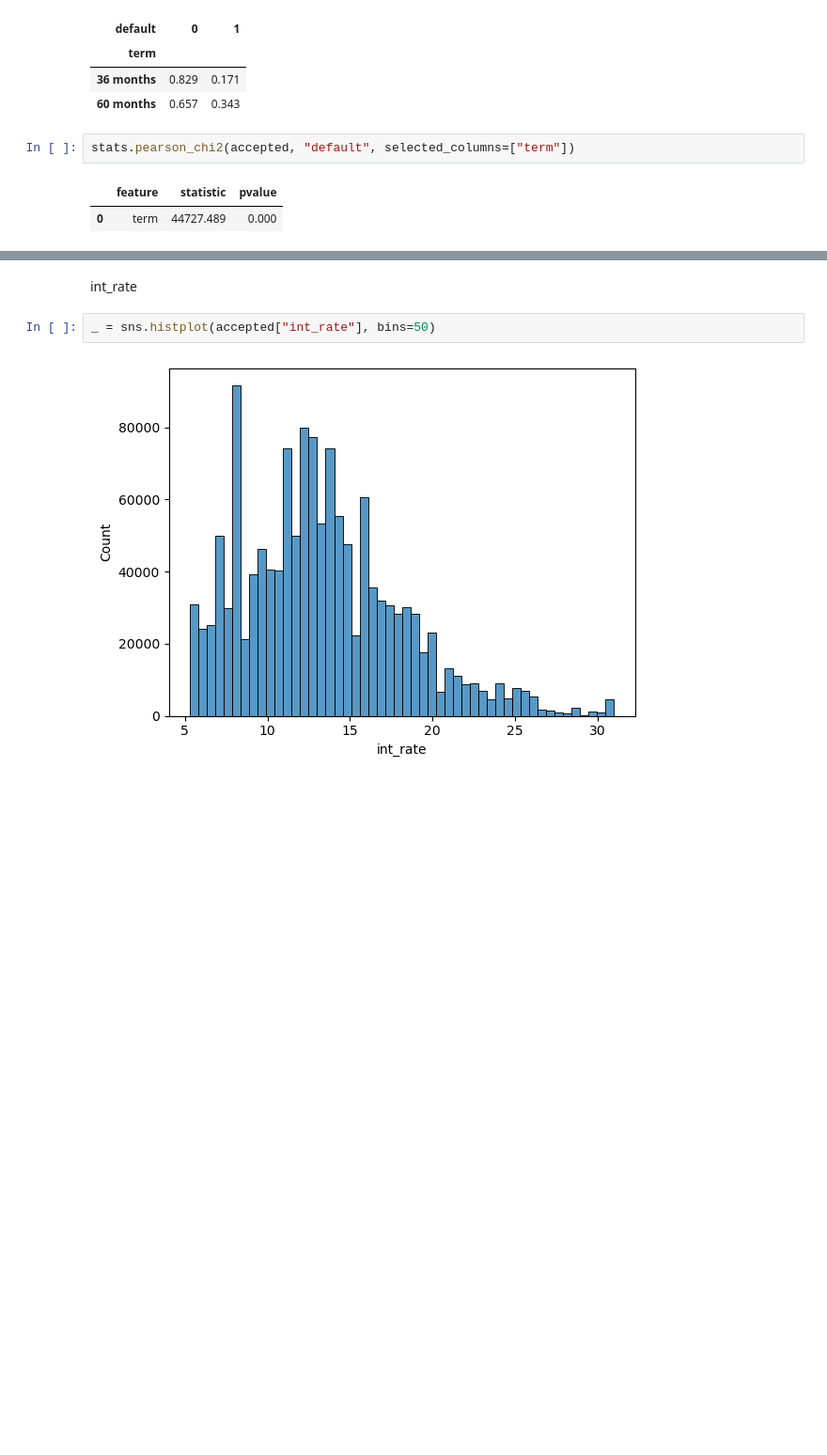
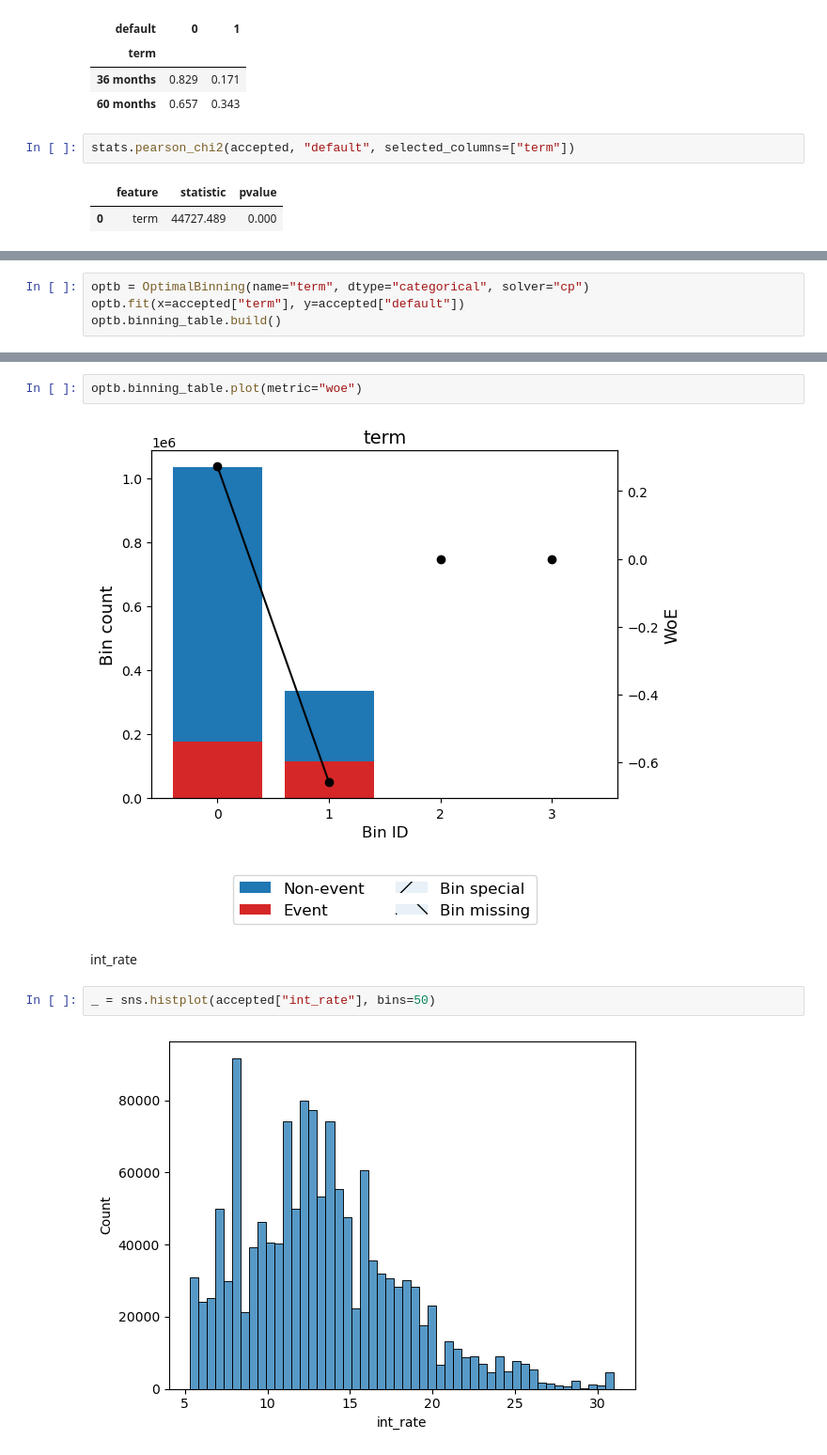
Before and after one commit to ivankching/storytelling, a Jupyter notebook: Lending Club - credit scoring/eda_accepted.ipynb, the cells around one changed output, grey strips where cells are left out. Shown at 94% size. Saved outputs shown, nothing was run; the diff lists cells and outputs as text; blank space fills up the shorter version.

```diff
--- a/Lending Club - credit scoring/eda_accepted.ipynb
+++ b/Lending Club - credit scoring/eda_accepted.ipynb
@@ -401,0 +449,4 @@ stats.pearson_chi2(accepted, "default", selected_columns=["term"])
+# %%
+optb = OptimalBinning(name="term", dtype="categorical", solver="cp")
+optb.fit(x=accepted["term"], y=accepted["default"])
+optb.binning_table.build()
@@ -402,3 +460,7 @@ stats.pearson_chi2(accepted, "default", selected_columns=["term"])
+# %%
+optb.binning_table.plot(metric="woe")
+# %% [output]
+[figure, added]
 # %% [markdown]
 int_rate
 # %%
```
Also changed, not shown: parts of 126 cells of this notebook.
